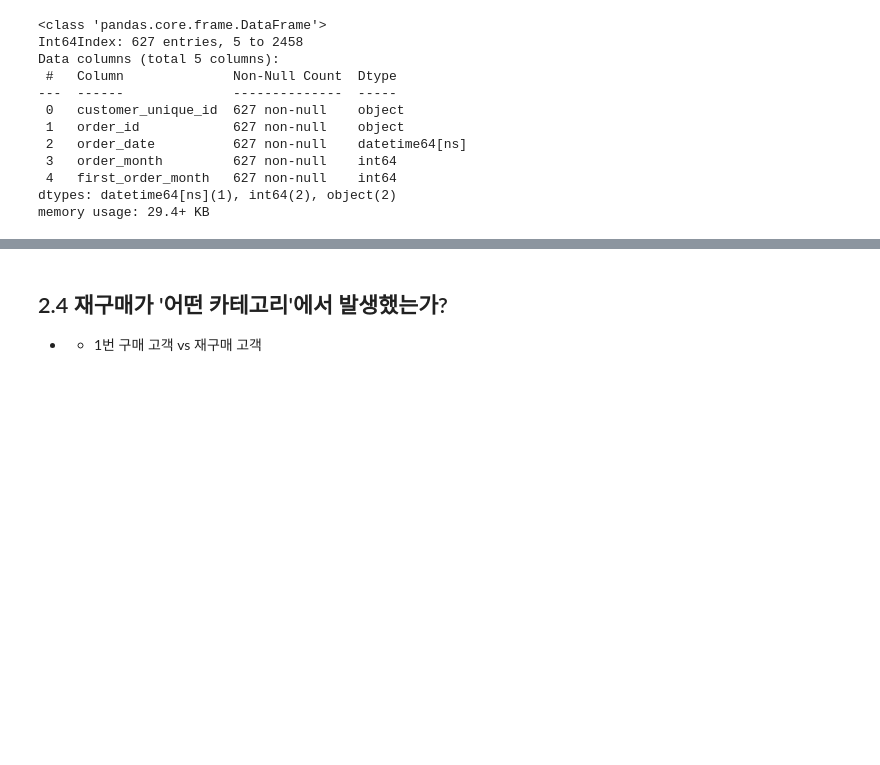
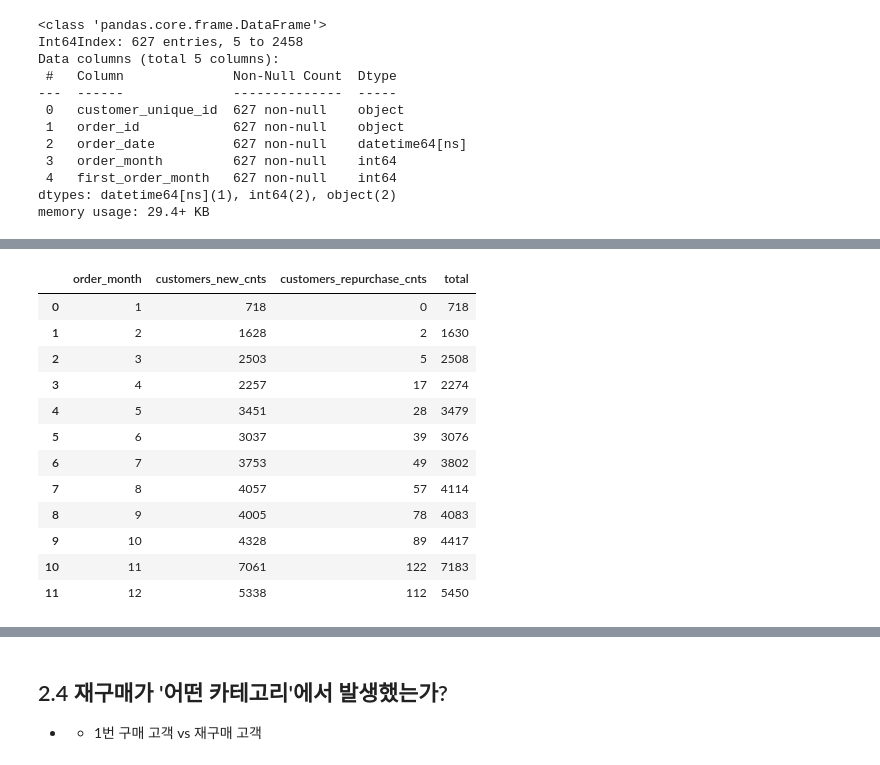
Before and after one commit to Nayoung-young/prj-ecommerce-eda, a Jupyter notebook: User_Analysis.ipynb, the cells around one changed output, grey strips where cells are left out. Saved outputs shown, nothing was run; the diff lists cells and outputs as text; code cells hidden in the pictures; blank space fills up the shorter version.

```diff
--- a/User_Analysis.ipynb
+++ b/User_Analysis.ipynb
@@ -1496,0 +1412,10 @@ customer_repurchase_ids = df_customers_repurchase.customer_unique_id.tolist()
+# %%
+# 신규 구매 유저 - order_month 추가
+
+df_new_purchase['order_date'] = pd.to_datetime(df_new_purchase['order_date'])
+df_new_purchase['order_month'] = df_new_purchase['order_date'].dt.month
+
+# first_month 추가
+df_new_purchase['first_order_month'] = df_new_purchase.groupby(['customer_unique_id'])['order_month'].transform('min')
+
+df_new_purchase.info()
@@ -1496,0 +1499,18 @@ customer_repurchase_ids = df_customers_repurchase.customer_unique_id.tolist()
+# %%
+%%time
+# inner join 해서 1번 구매 고객의 주문 내역만 남기기
+
+## df_new_users와 df_repurchase_users 	order_month 기준 inner join
+## inner join: 혹시나 빠진 order_month가 있을 경우 대비
+
+print('='* 50 +'\n')
+print(f'merge 전 - df_new_users: {df_new_users.shape}')
+print(f'merge 전 - df_repurchase_users: {df_repurchase_users.shape}\n')
+
+print('='* 50 +'\n')
+
+df_user_cnts = pd.merge(df_new_users, df_repurchase_users, on = 'order_month', how='inner')
+
+print(f'merge 후 - df_user_cnts : {df_user_cnts.shape}\n')
+
+df_user_cnts.info()
@@ -1496,0 +1551,20 @@ customer_repurchase_ids = df_customers_repurchase.customer_unique_id.tolist()
+# %%
+# seaborn에서 stacked bar plot을 그리기 위한 사전 준비
+## total 컬럼 추가
+
+df_user_cnts['total'] = df_user_cnts['customers_new_cnts'] + df_user_cnts['customers_repurchase_cnts']
+df_user_cnts
+# %% [output]
+|  | order_month | customers_new_cnts | customers_repurchase_cnts | total |
+| 0 | 1 | 718 | 0 | 718 |
+| 1 | 2 | 1628 | 2 | 1630 |
+| 2 | 3 | 2503 | 5 | 2508 |
+| 3 | 4 | 2257 | 17 | 2274 |
+| 4 | 5 | 3451 | 28 | 3479 |
+| 5 | 6 | 3037 | 39 | 3076 |
+| 6 | 7 | 3753 | 49 | 3802 |
+| 7 | 8 | 4057 | 57 | 4114 |
+| 8 | 9 | 4005 | 78 | 4083 |
+| 9 | 10 | 4328 | 89 | 4417 |
+| 10 | 11 | 7061 | 122 | 7183 |
+| 11 | 12 | 5338 | 112 | 5450 |
```
Also changed, not shown: parts of 62 cells of this notebook.
